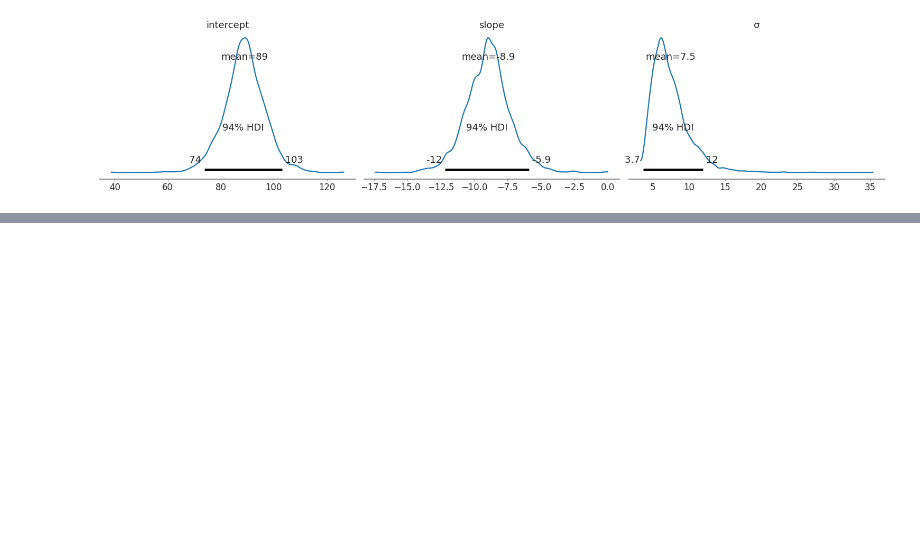
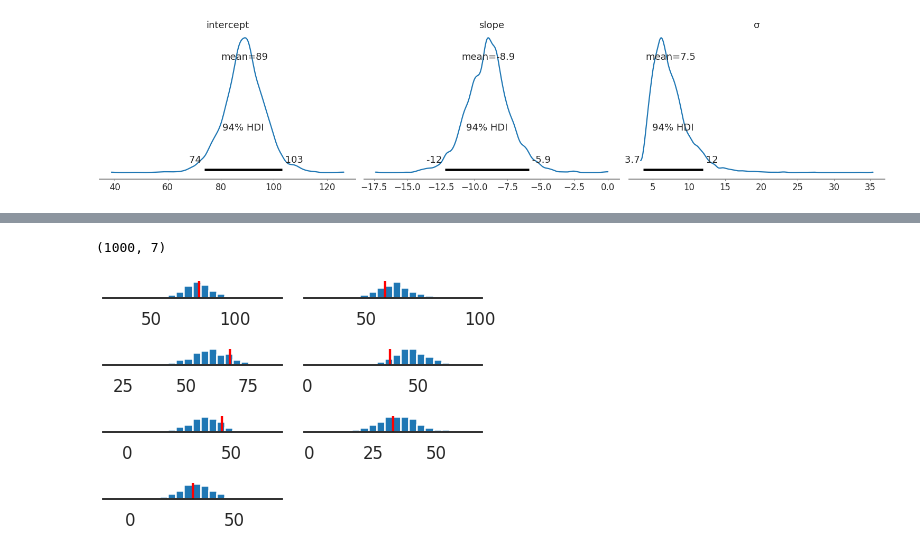
Before and after one commit to danhphan/bayesian-inferences, a Jupyter notebook: 02_regression_models.ipynb, the cells around one changed output, grey strips where cells are left out. Cells and saved outputs as stored; diff of their text form; code cells hidden in the pictures; blank space fills up the shorter version.

Commit message:
Checking model fit

```diff
--- a/02_regression_models.ipynb
+++ b/02_regression_models.ipynb
@@ -150,0 +153,3 @@ array([<AxesSubplot:title={'center':'intercept'}>,
+# %%
+with drugs_model:
+    drugs_ppc = pm.sample_posterior_predictive(drug_samples, 1000)
@@ -150,0 +158,18 @@ array([<AxesSubplot:title={'center':'intercept'}>,
+# %%
+drugs_ppc['score'].shape
+# %% [output]
+(1000, 7)
+# %%
+fig, axes = plt.subplots(4, 2)
+axes_flat = axes.flatten()
+
+for ax, real_data, sim_data in zip(axes_flat[:-1], y, drugs_ppc['score'].T):
+    ax.hist(sim_data, bins=20)
+    ax.vlines(real_data, *ax.get_ylim(), colors='red')
+    ax.set_yticklabels([])
+    sns.despine(left=True)
+
+axes_flat[-1].axis('off')
+plt.tight_layout()
+# %% [output]
+[figure, added]
```
Also changed, not shown: parts of 2 cells of this notebook.
